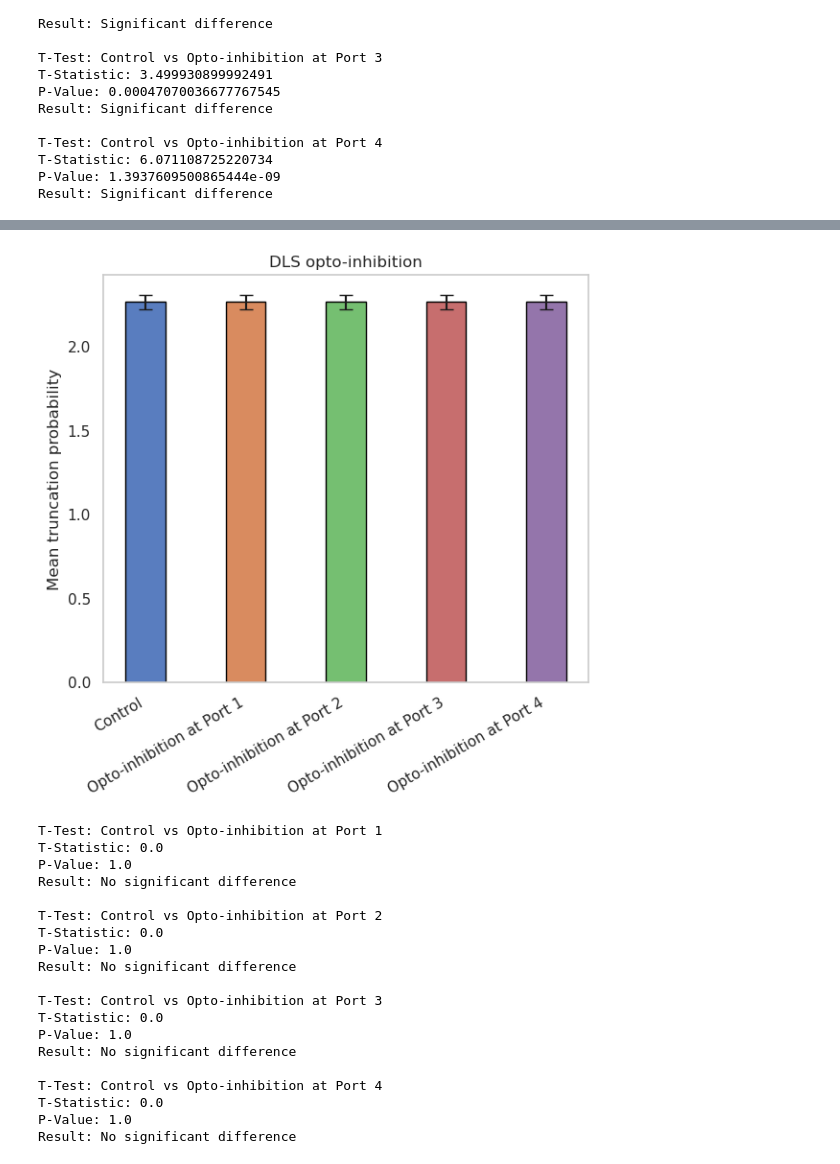
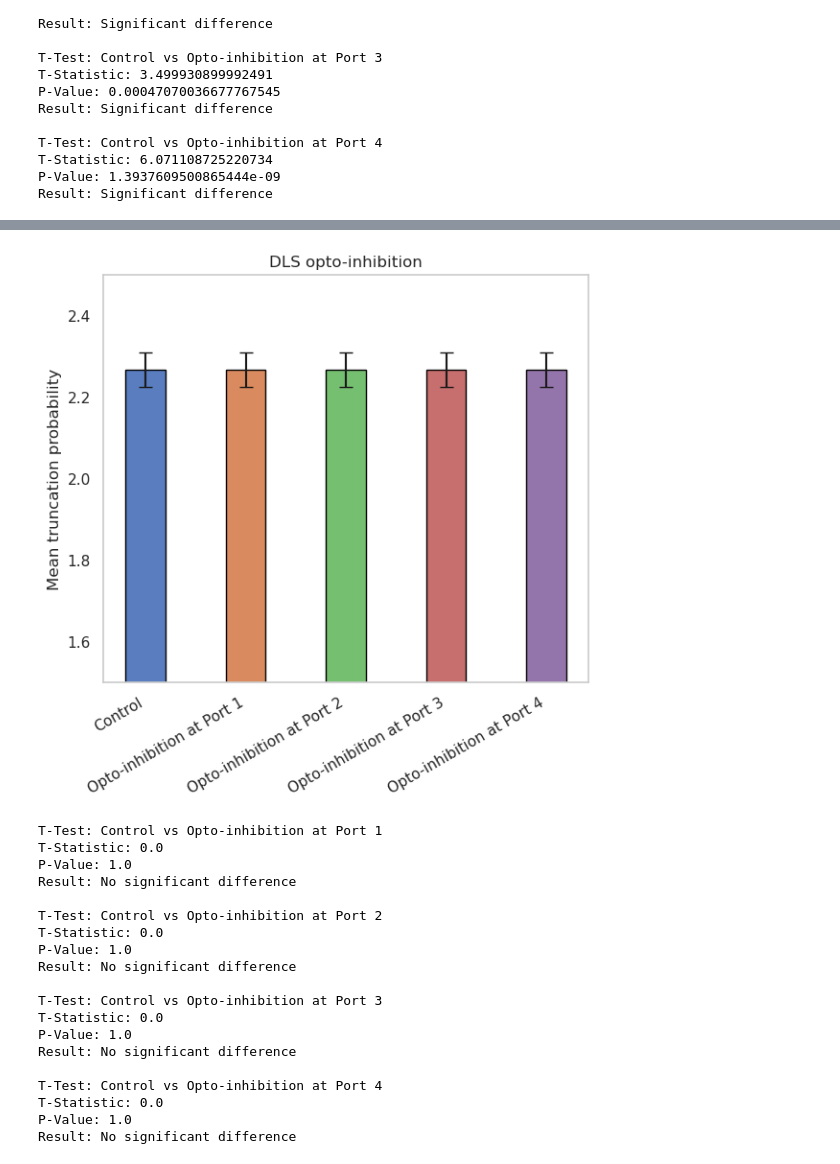
Before and after one commit to sthitapati/sarabhai, a Jupyter notebook: notebooks/plotutils.ipynb, the cells around one changed output, grey strips where cells are left out. Drawn from its saved outputs; the diff is of its cells as text; code cells hidden in the pictures.

Commit message:
040823_2_plots

```diff
--- a/notebooks/plotutils.ipynb
+++ b/notebooks/plotutils.ipynb
@@ -1754,34 +1785,35 @@ for i, group_data in enumerate(data_samples[1:], start=1):
 statistics_df = pd.DataFrame(statistics_dict).transpose()
 
 # Plotting (Same as before)
 sns.set(style="whitegrid")
 plt.figure(figsize=(6, 6))
 ax = sns.barplot(x=data_labels, y='mean', data=statistics_df, palette="muted", errwidth=1.5, edgecolor='black', width=0.4)
 
 # Add error bars with S.D.
 # ax.errorbar(range(len(statistics_df)), statistics_df['mean'], yerr=statistics_df['std'], fmt='none', c='k', capsize=5)
 
 # Add error bars with SEM
 ax.errorbar(range(len(statistics_df)), statistics_df['mean'], yerr=statistics_df['sem'], fmt='none', c='k', capsize=5)
 
 ax.set_ylabel('Mean truncation probability')
 plt.xticks(rotation=30, ha='right', va='top')
 plt.title('DLS opto-inhibition')
 plt.grid(False)
+plt.ylim(1.5, 2.5)
 plt.tight_layout()
 plt.show()
 
 # Print t-test results
 for group, result in t_test_results.items():
     print(f"T-Test: Control vs {group}")
     print(f"T-Statistic: {result['T-Statistic']}")
     print(f"P-Value: {result['P-Value']}")
     if result['Significant']:
         print("Result: Significant difference\n")
     else:
         print("Result: No significant difference\n")
 # %% [output]
-[figure, old version]
+[figure, new version]
 T-Test: Control vs Opto-inhibition at Port 1
 T-Statistic: 0.0
 P-Value: 1.0
```
Also changed, not shown: parts of 7 cells of this notebook.
